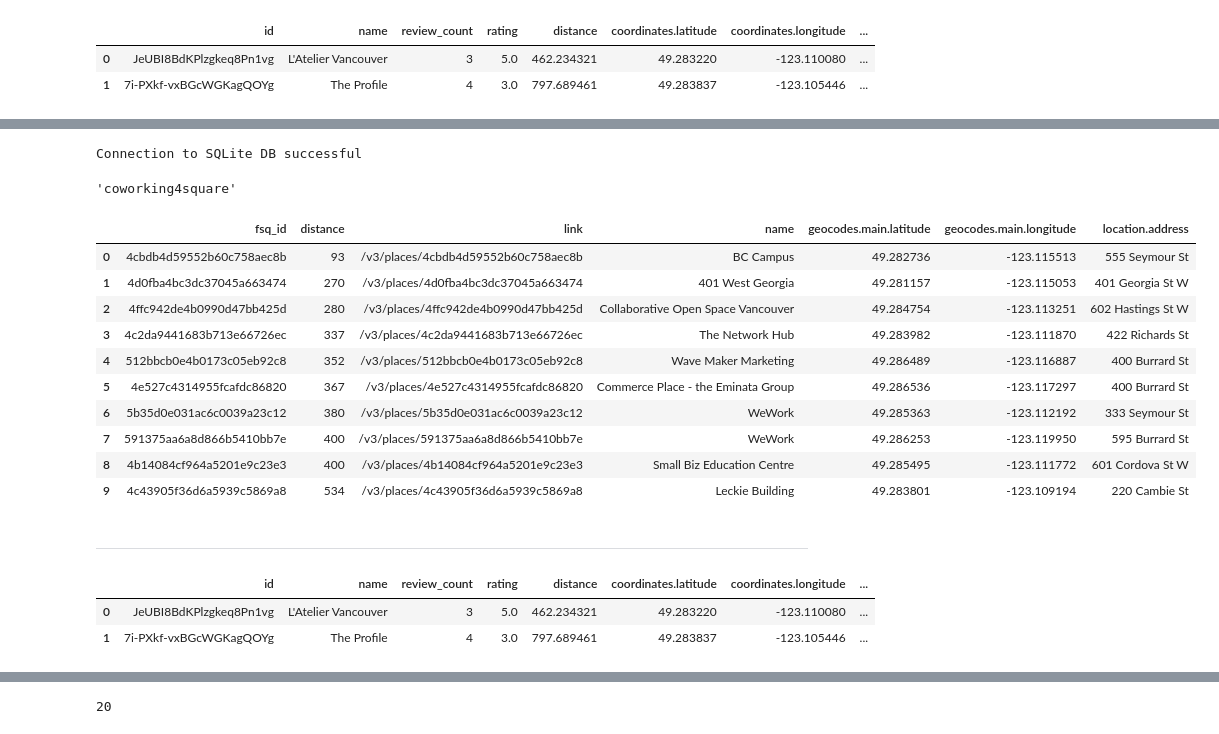
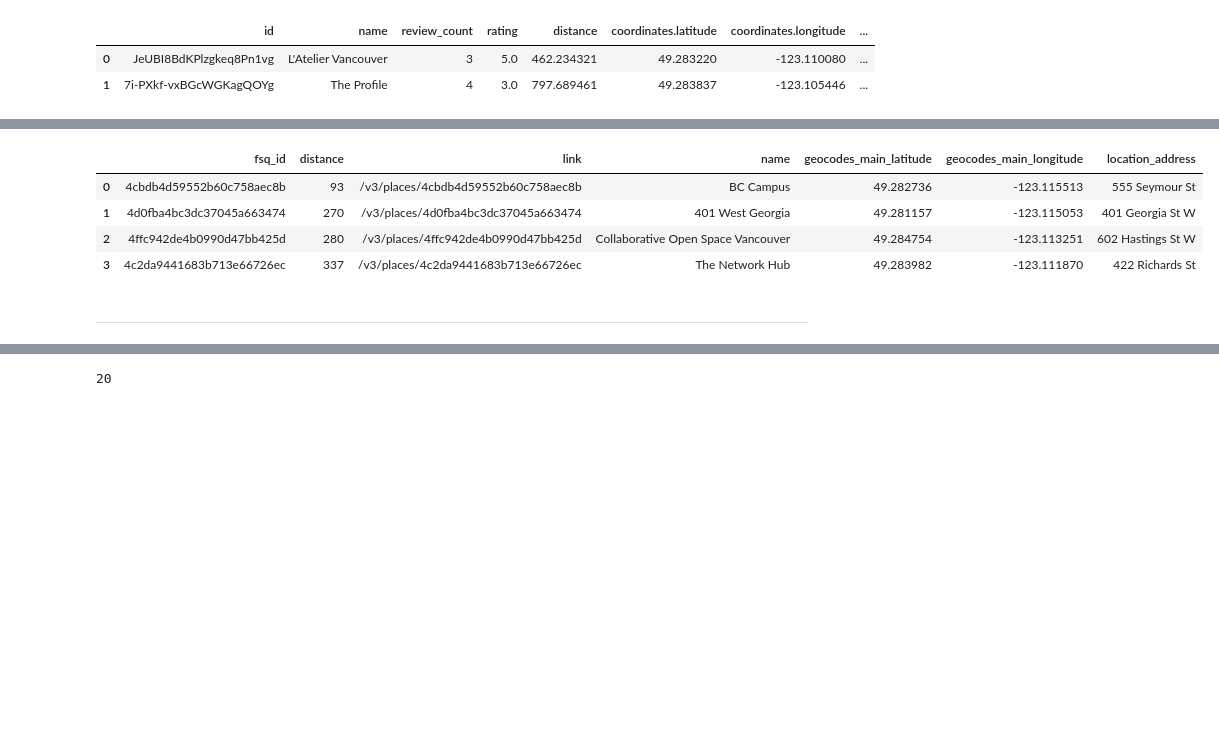
Before and after one commit to silvhua-Lighthouse/mini-project-II, a Jupyter notebook: notebooks/EDA.ipynb, the cells around one changed output, grey strips where cells are left out. Drawn from its saved outputs; the diff is of its cells as text; code cells hidden in the pictures; blank space fills up the shorter version.

```diff
--- a/notebooks/EDA.ipynb
+++ b/notebooks/EDA.ipynb
@@ -277,0 +327,15 @@ dfFoursquare1.head(2)
+# %%
+# The following script creates a connection to the SQLite database. This function not necessary.
+def create_connection(path):
+    connection = None
+    try: # Uses .connect() from the sqlite3 module and takes the SQLite database path as a parameter
+        connection = sqlite3.connect(path) #
+        print("Connection to SQLite DB successful")
+    except Error as e: # catches any exception that might be thrown if .connect() fails to establish a connection.
+        print(f"The error '{e}' occurred")
+
+    return connection
+
+
+# Create connection object
+connection2 = create_connection("coworking.sqlite") # filename can be anything, just keep extension
@@ -315,43 +376,13 @@ def create_connection(path):
-# %%
-# Create connection object
-
-connection = create_connection("sm_app.sqlite") # filename can be anything, just keep extension
-# %% [output]
-Connection to SQLite DB successful
-# %%
-c = connection.cursor()
-c.execute(sql_column_code)
-
-dfFoursquare1.to_sql(tableName_foursquare, connection, if_exists='replace', index = False)
-tableName_foursquare
-# %% [output]
-'coworking4square'
 # %%
 # Make sure that SQL table can be retrieved
-pd.read_sql_query(f'SELECT * FROM {tableName_foursquare}', connection)
+resultsLimit = 4
+pd.read_sql_query(f'SELECT * FROM {tableName_foursquare} LIMIT {resultsLimit}', connection2)
 # %% [output]
-|  | fsq_id | distance | link | name | geocodes.main.latitude | geocodes.main.longitude | location.address |
+|  | fsq_id | distance | link | name | geocodes_main_latitude | geocodes_main_longitude | location_address |
 | 0 | 4cbdb4d59552b60c758aec8b | 93 | /v3/places/4cbdb4d59552b60c758aec8b | BC Campus | 49.282736 | -123.115513 | 555 Seymour St |
 | 1 | 4d0fba4bc3dc37045a663474 | 270 | /v3/places/4d0fba4bc3dc37045a663474 | 401 West Georgia | 49.281157 | -123.115053 | 401 Georgia St W |
 | 2 | 4ffc942de4b0990d47bb425d | 280 | /v3/places/4ffc942de4b0990d47bb425d | Collaborative Open Space Vancouver | 49.284754 | -123.113251 | 602 Hastings St W |
 | 3 | 4c2da9441683b713e66726ec | 337 | /v3/places/4c2da9441683b713e66726ec | The Network Hub | 49.283982 | -123.111870 | 422 Richards St |
-| 4 | 512bbcb0e4b0173c05eb92c8 | 352 | /v3/places/512bbcb0e4b0173c05eb92c8 | Wave Maker Marketing | 49.286489 | -123.116887 | 400 Burrard St |
-| 5 | 4e527c4314955fcafdc86820 | 367 | /v3/places/4e527c4314955fcafdc86820 | Commerce Place - the Eminata Group | 49.286536 | -123.117297 | 400 Burrard St |
-| 6 | 5b35d0e031ac6c0039a23c12 | 380 | /v3/places/5b35d0e031ac6c0039a23c12 | WeWork | 49.285363 | -123.112192 | 333 Seymour St |
-| 7 | 591375aa6a8d866b5410bb7e | 400 | /v3/places/591375aa6a8d866b5410bb7e | WeWork | 49.286253 | -123.119950 | 595 Burrard St |
-| 8 | 4b14084cf964a5201e9c23e3 | 400 | /v3/places/4b14084cf964a5201e9c23e3 | Small Biz Education Centre | 49.285495 | -123.111772 | 601 Cordova St W |
-| 9 | 4c43905f36d6a5939c5869a8 | 534 | /v3/places/4c43905f36d6a5939c5869a8 | Leckie Building | 49.283801 | -123.109194 | 220 Cambie St |
 # %% [markdown]
 ----
-# %%
-# Desired columns from Yelp:
-columnsYelp = (
-       'id','name','review_count', 'rating', 'distance', 'coordinates.latitude',
-       'coordinates.longitude', 'location.address1')
-dfYelp1 = dfYelp.loc[:,columnsYelp]
-dfYelp1.head(2)
-# %% [output]
-|  | id | name | review_count | rating | distance | coordinates.latitude | coordinates.longitude | ... |
-| 0 | JeUBI8BdKPlzgkeq8Pn1vg | L'Atelier Vancouver | 3 | 5.0 | 462.234321 | 49.283220 | -123.110080 | ... |
-| 1 | 7i-PXkf-vxBGcWGKagQOYg | The Profile | 4 | 3.0 | 797.689461 | 49.283837 | -123.105446 | ... |
 # %%
```
Also changed, not shown: parts of 18 cells of this notebook.
